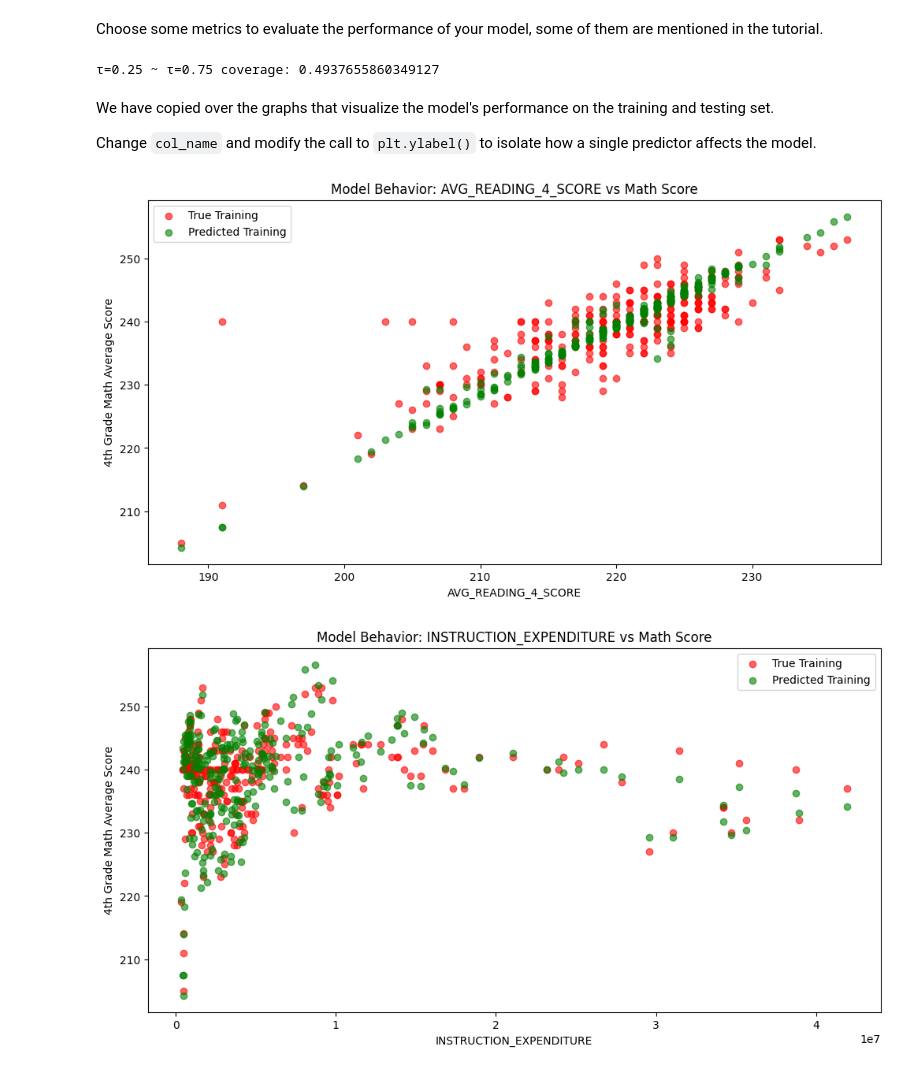
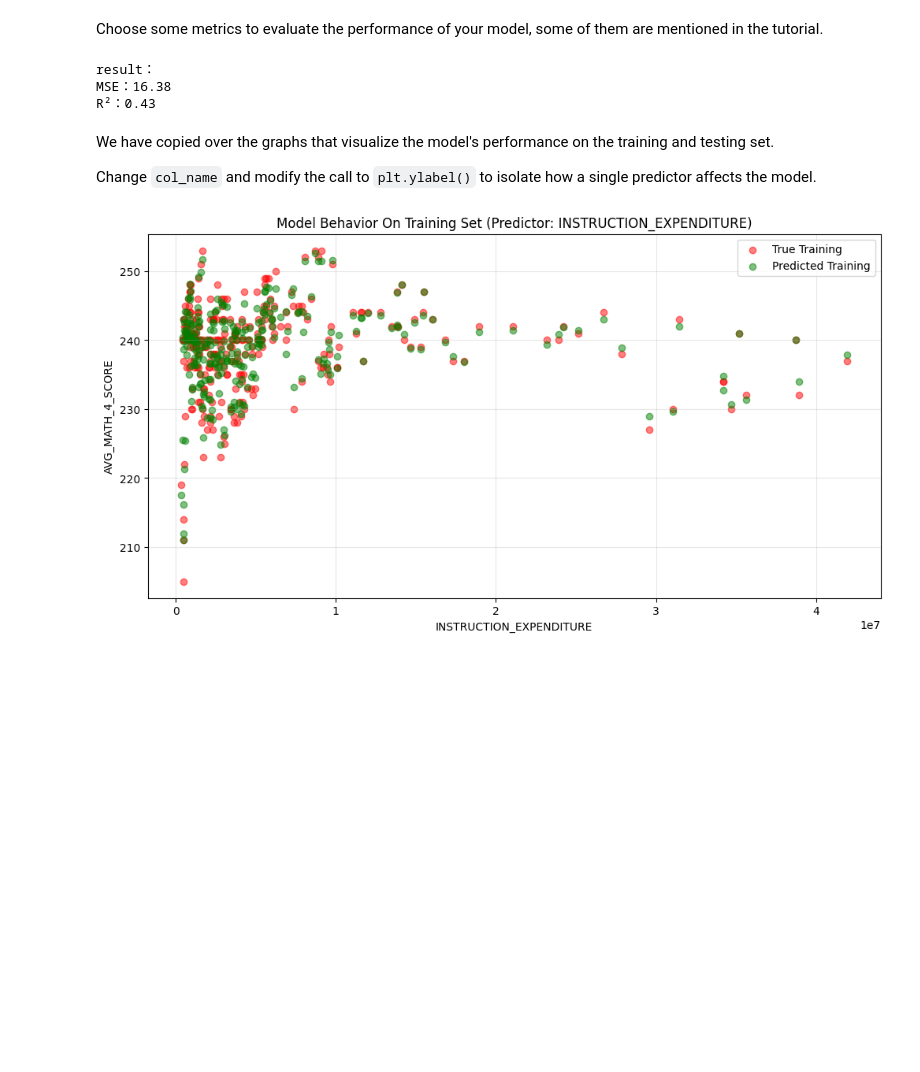
Before and after one commit to qq01056/MDST_TUTORIAL, a Jupyter notebook: tutorial1/checkpoint1.ipynb, the cells around one changed output. Drawn from its saved outputs; the diff is of its cells as text; code cells hidden in the pictures; blank space fills up the shorter version.

```diff
--- a/tutorial1/checkpoint1.ipynb
+++ b/tutorial1/checkpoint1.ipynb
@@ -256,0 +234,9 @@ ols_results = ols_model.fit()
+# %%
+# @@@ 11
+# create your model here
+# model = Random Forest
+
+model = RandomForestRegressor(n_estimators=100, random_state=42)  # n_estimators是树的数量，默认100
+# %%
+
+model.fit(X_train, y_train)
@@ -258,20 +246,22 @@ ols_results = ols_model.fit()
 ## Evaluation
 # %% [markdown]
 Choose some metrics to evaluate the performance of your model, some of them are mentioned in the tutorial.
-# %%
-# @@@ 12
-# cover rate
-def calculate_quantile_coverage(y_true, y_pred_lower, y_pred_upper):
-    coverage = np.mean((y_true >= y_pred_lower) & (y_true <= y_pred_upper))
-    return coverage
-
-y_pred_25 = qr_results[0.25].predict(X)
-y_pred_75 = qr_results[0.75].predict(X)
-coverage_25_75 = calculate_quantile_coverage(y, y_pred_25, y_pred_75)
-
-print("τ=0.25 ~ τ=0.75 coverage:", coverage_25_75)
-# %% [output]
-τ=0.25 ~ τ=0.75 coverage: 0.4937655860349127
+# %%
+# @@@ 12
+
+y_pred = model.predict(X_test)
+
+mse = mean_squared_error(y_test, y_pred)
+r2 = r2_score(y_test, y_pred)
+
+# 输出评估结果
+print(f"result：")
+print(f"MSE：{mse:.2f}")
+print(f"R²：{r2:.2f}")  # R²越接近1，模型拟合效果越好
+# %% [output]
+result：
+MSE：16.38
+R²：0.43
 # %% [markdown]
 We have copied over the graphs that visualize the model's performance on the training and testing set.
 
@@ -279,32 +269,27 @@ Change `col_name` and modify the call to `plt.ylabel()` to isolate how a single
 # %%
 # @@@ 13
 
 # col_name = 'COLUMN NAME OF ONE PREDICTOR'
 
 
 # f = plt.figure(figsize=(12,6))
 # plt.scatter(X_train[col_name], y_train, color = "red")
 # plt.scatter(X_train[col_name], model.predict(X_train), color = "green")
 
 # plt.legend(['True Training','Predicted Training'])
 # plt.xlabel(col_name)
 # plt.ylabel('NAME OF THE PREDICTOR')
 # plt.title("Model Behavior On Training Set")
 
-def plot_single_feature_effect(feature_name, model, X_train, y_train):
-    f = plt.figure(figsize=(12, 6))
-    plt.scatter(X_train[feature_name], y_train, color="red", alpha=0.6, label='True Training')
-    plt.scatter(X_train[feature_name], model.predict(X_train), color="green", alpha=0.6, label='Predicted Training')
-    plt.legend()
-    plt.xlabel(feature_name)
-    plt.ylabel("4th Grade Math Average Score")
-    plt.title(f"Model Behavior: {feature_name} vs Math Score")
-    plt.show()
-
-# 示例：批量分析多个特征
-features_to_analyze = ['AVG_READING_4_SCORE', 'INSTRUCTION_EXPENDITURE', 'TOTAL_REVENUE']
-for feat in features_to_analyze:
-    plot_single_feature_effect(feat, ols_results, X_train, y_train)
+col_name = 'INSTRUCTION_EXPENDITURE'
+f1 = plt.figure(figsize=(12, 6))
+plt.scatter(X_train[col_name], y_train, color="red", alpha=0.5)
+plt.scatter(X_train[col_name], model.predict(X_train), color="green", alpha=0.5)
+plt.legend(['True Training', 'Predicted Training'])
+plt.xlabel(col_name)
+plt.ylabel('AVG_MATH_4_SCORE')
+plt.title(f"Model Behavior On Training Set (Predictor: {col_name})")
+plt.grid(alpha=0.3)
+plt.show()
 # %% [output]
-[figure, old version]
+[figure, new version]
-[figure, removed]
```
Also changed, not shown: parts of 6 cells of this notebook.
